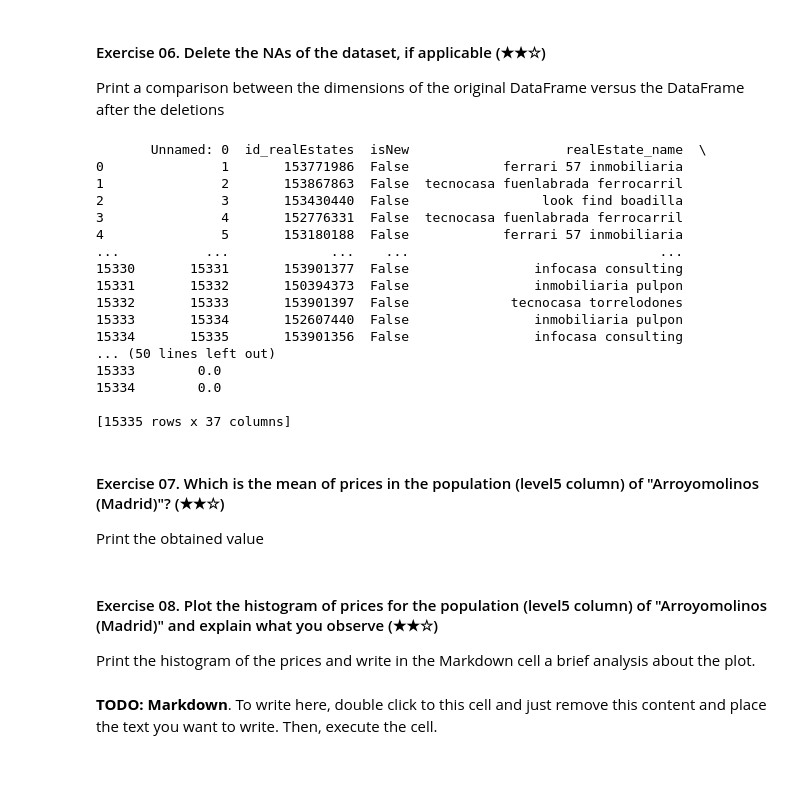
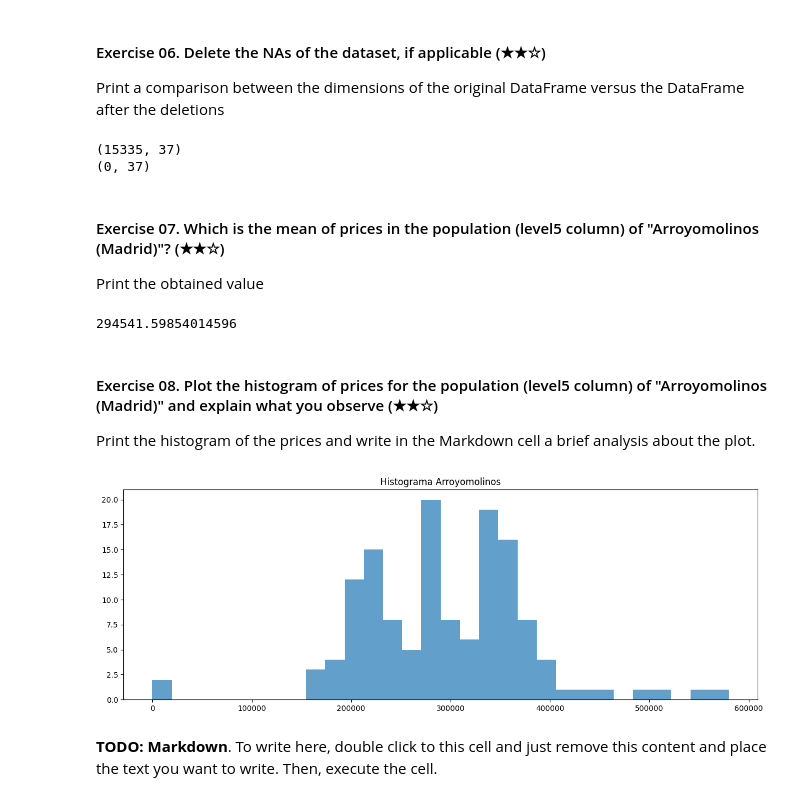
Before and after one commit to JavierSerranoSanchez/realestate-datacleanup-exercise, a Jupyter notebook: project.ipynb, the cells around one changed output. Cells and saved outputs as stored; diff of their text form; code cells hidden in the pictures; blank space fills up the shorter version.

```diff
--- a/project.ipynb
+++ b/project.ipynb
@@ -142,36 +152,42 @@ Print a comparison between the dimensions of the original DataFrame versus the D
 # %%
 import pandas as pd
 ds = pd.read_csv('assets/real_estate.csv', sep=';')
-print(ds.fillna( value = 0 ))
-#he cambiado los valores nulos por un 0
+dimension_original = ds.shape
+ds_sinNas = ds.dropna()
+dimensionsinNAs = ds_sinNas.shape
+print(dimension_original)
+print(dimensionsinNAs)
 # %% [output]
-       Unnamed: 0  id_realEstates  isNew                    realEstate_name  \
-0               1       153771986  False            ferrari 57 inmobiliaria
-1               2       153867863  False  tecnocasa fuenlabrada ferrocarril
-2               3       153430440  False                 look find boadilla
-3               4       152776331  False  tecnocasa fuenlabrada ferrocarril
-4               5       153180188  False            ferrari 57 inmobiliaria
-...           ...             ...    ...                                ...
-15330       15331       153901377  False                infocasa consulting
-15331       15332       150394373  False                inmobiliaria pulpon
-15332       15333       153901397  False             tecnocasa torrelodones
-15333       15334       152607440  False                inmobiliaria pulpon
-15334       15335       153901356  False                infocasa consulting
-... (50 lines left out)
-15333        0.0
-15334        0.0
-
-[15335 rows x 37 columns]
+(15335, 37)
+(0, 37)
 # %% [markdown]
 #### Exercise 07. Which is the mean of prices in the population (level5 column) of "Arroyomolinos (Madrid)"? (★★☆)
 
 Print the obtained value
+# %%
+import pandas as pd
+ds = pd.read_csv('assets/real_estate.csv', sep=';')
+arroyomolinos = ds[ds['level5'] == 'Arroyomolinos (Madrid)']['price']
+media = arroyomolinos.mean()
+print(media)
+# %% [output]
+294541.59854014596
 # %% [markdown]
 #### Exercise 08. Plot the histogram of prices for the population (level5 column) of "Arroyomolinos (Madrid)" and explain what you observe (★★☆)
 
 Print the histogram of the prices and write in the Markdown cell a brief analysis about the plot.
 # %%
-# TODO: Code
+import pandas as pd
+import matplotlib.pyplot as plt
+ds = pd.read_csv('assets/real_estate.csv', sep=';')
+arroyomolinos = ds[ds['level5'] == 'Arroyomolinos (Madrid)']['price']
+plt.figure(figsize = (15,5))
+
+plt.hist(arroyomolinos, bins = 30, alpha = 0.7)
+plt.title("Histograma Arroyomolinos")
+plt.show()
+# %% [output]
+[figure, added]
 # %% [markdown]
 **TODO: Markdown**. To write here, double click to this cell and just remove this content and place the text you want to write. Then, execute the cell.
 # %% [markdown]
```
Also changed, not shown: parts of 20 cells of this notebook.
